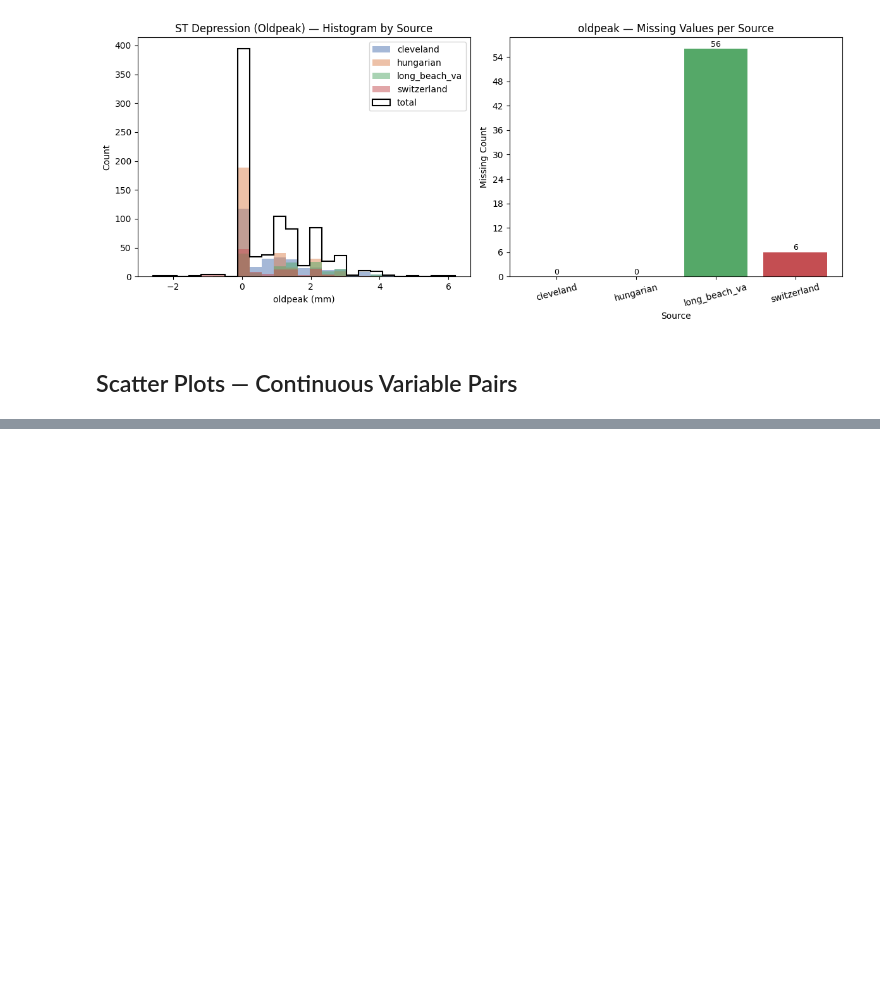
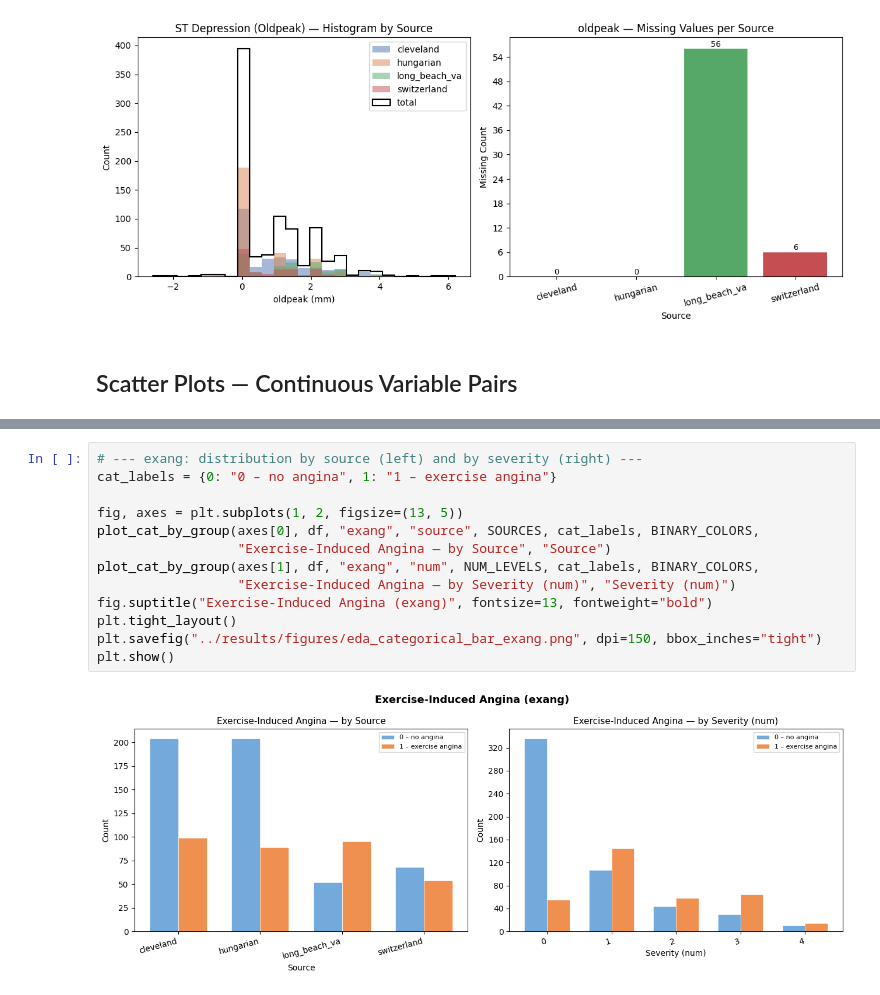
Before and after one commit to hueglij/HEA_heart_disease, a Jupyter notebook: notebooks/01_eda.ipynb, the cells around one changed output, grey strips where cells are left out. Drawn from its saved outputs; the diff is of its cells as text; blank space fills up the shorter version.

```diff
--- a/notebooks/01_eda.ipynb
+++ b/notebooks/01_eda.ipynb
@@ -340,0 +474,15 @@ plt.show()
+# %%
+# --- exang: distribution by source (left) and by severity (right) ---
+cat_labels = {0: "0 – no angina", 1: "1 – exercise angina"}
+
+fig, axes = plt.subplots(1, 2, figsize=(13, 5))
+plot_cat_by_group(axes[0], df, "exang", "source", SOURCES, cat_labels, BINARY_COLORS,
+                  "Exercise-Induced Angina — by Source", "Source")
+plot_cat_by_group(axes[1], df, "exang", "num", NUM_LEVELS, cat_labels, BINARY_COLORS,
+                  "Exercise-Induced Angina — by Severity (num)", "Severity (num)")
+fig.suptitle("Exercise-Induced Angina (exang)", fontsize=13, fontweight="bold")
+plt.tight_layout()
+plt.savefig("../results/figures/eda_categorical_bar_exang.png", dpi=150, bbox_inches="tight")
+plt.show()
+# %% [output]
+[figure, added]
```
Also changed, not shown: parts of 30 cells of this notebook, 23 other files.
